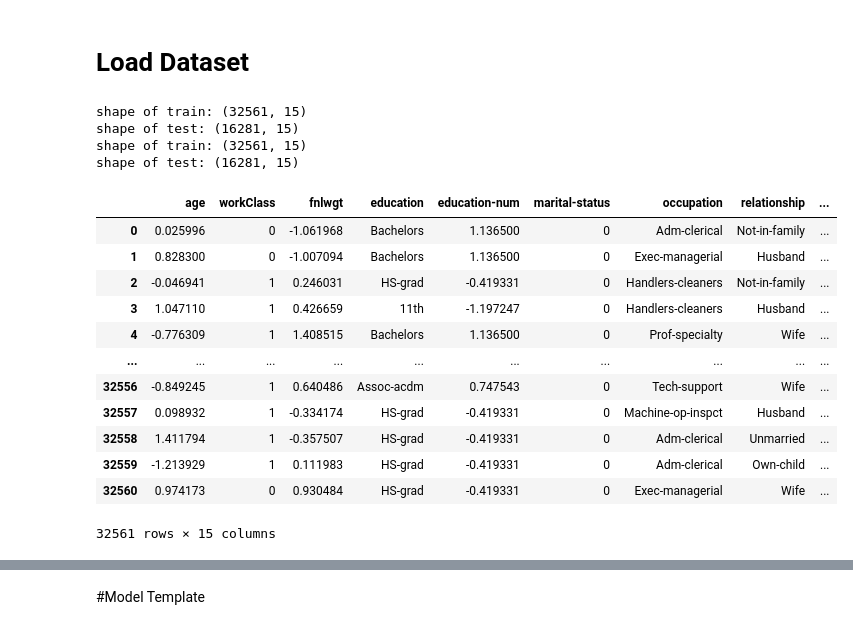
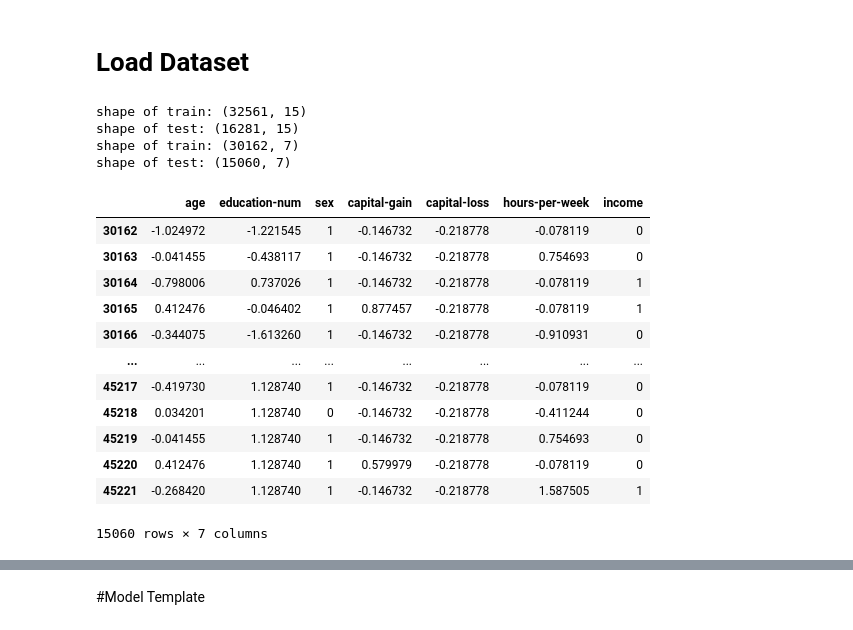
Before and after one commit to laurakn/undergrad_research_2022, a Jupyter notebook: main.ipynb, the cells around one changed output, grey strips where cells are left out. Cells and saved outputs as stored; diff of their text form; code cells hidden in the pictures.

```diff
--- a/main.ipynb
+++ b/main.ipynb
@@ -41,17 +43,27 @@ from sklearn.preprocessing import OneHotEncoder, StandardScaler
 # %%
 from pandas.core.frame import DataFrame
 def adult_feature_engineering(df:DataFrame):
+  '''
   df['native-country']=np.where(df['native-country']==' United-States',1,0)
   df['marital-status']=np.where(df['marital-status']==' Married',1,0)
   df['workClass']=np.where(df['workClass']==' Private',1,0)
   df['sex']=np.where(df['sex']==' Male',1,0)
   df['race']=np.where(df['race']==' White',1,0)
+  '''
+  df = df.drop(columns=['fnlwgt'])
+
 
   # income < 50k is 0, otherwise 1
+  df['sex']=np.where(df['sex']==' Male',1,0)
   df['income']=np.where(np.logical_or(df['income']==' <=50K', df['income']==' <=50K.'),0,1)
+  obj_col = df.select_dtypes(include=['object'])
 
   # Not sure how to encode education, relationship, and occupation using one-hot
 
+  df = df.drop(columns=obj_col.columns)
+
+  #df = pd.get_dummies(df,obj_col.columns)
+
   return df
 # %%
 def f_load_data(TRAIN_DATASET_PATH:str,
@@ -60,22 +72,24 @@ def f_load_data(TRAIN_DATASET_PATH:str,
                 column_name:list = None,
                 ):
   assert(column_name != None)
-  train_dataset = pd.read_csv(TRAIN_DATASET_PATH, index_col=False, header=None, na_values='?',
+  train_dataset = pd.read_csv(TRAIN_DATASET_PATH, index_col=False, header=None,
                               names=column_name)
 
-  test_dataset = pd.read_csv(TEST_DATASET_PATH, index_col=False, header=None, na_values='?',
+  test_dataset = pd.read_csv(TEST_DATASET_PATH, index_col=False, header=None,
                              names=column_name, skiprows=1)
-  if drop_na == True:
-    train_dataset.dropna(inplace=True)
-    test_dataset.dropna(inplace=True)
+
+
 
   print(f'shape of train: {train_dataset.shape}')
   print(f'shape of test: {test_dataset.shape}')
 
-  combined_dataset = pd.concat([train_dataset,test_dataset])
+  if drop_na == True:
+    train_dataset = train_dataset.replace({' ?': np.nan}).dropna()
+    test_dataset = test_dataset.replace({' ?': np.nan}).dropna()
 
+  # need ignore_index to recalculate new index
+  combined_dataset = pd.concat([train_dataset,test_dataset], ignore_index=True)
 
-  obj_col = combined_dataset.select_dtypes(include=['object'])
   int_col = combined_dataset.select_dtypes(include=['int64'])
   #print(int_col.columns)
 
@@ -87,48 +101,48 @@ def f_load_data(TRAIN_DATASET_PATH:str,
 
   #scalar = StandardScaler()
   #tmp = scalar.fit_transform(combined_dataset[int_col.columns])
   #combined_dataset.drop(int_col, axis=1, inplace=True)
   #combined_dataset = np.hstack((combined_dataset.values, tmp))
 
-  #combined_dataset = pd.get_dummies(combined_dataset,obj_col.columns)
+
   combined_dataset = adult_feature_engineering(combined_dataset)
 
   #display(combined_dataset)
   #combined_dataset.head()
   #combined_dataset.info()
 
   #train_dataset.info()
   #test_dataset.info()
   #train_dataset.head()
 
   #print(combined_dataset)
   #combined_dataset.head()
   index = train_dataset.shape[0]
 
   train_dataset = combined_dataset.iloc[:index,:]
   test_dataset = combined_dataset.iloc[index:,:]
   return train_dataset, test_dataset
 
 train_dataset, test_dataset = f_load_data(TRAIN_DATASET_PATH, TEST_DATASET_PATH,  True, column_name)
-train_dataset.head()
+
 print(f'shape of train: {train_dataset.shape}')
 print(f'shape of test: {test_dataset.shape}')
-display(train_dataset)
+display(test_dataset)
 # %% [output]
 shape of train: (32561, 15)
 shape of test: (16281, 15)
-shape of train: (32561, 15)
-shape of test: (16281, 15)
+shape of train: (30162, 7)
+shape of test: (15060, 7)
-|  | age | workClass | fnlwgt | education | education-num | marital-status | occupation | relationship | ... |
-| 0 | 0.025996 | 0 | -1.061968 | Bachelors | 1.136500 | 0 | Adm-clerical | Not-in-family | ... |
-| 1 | 0.828300 | 0 | -1.007094 | Bachelors | 1.136500 | 0 | Exec-managerial | Husband | ... |
-| 2 | -0.046941 | 1 | 0.246031 | HS-grad | -0.419331 | 0 | Handlers-cleaners | Not-in-family | ... |
-| 3 | 1.047110 | 1 | 0.426659 | 11th | -1.197247 | 0 | Handlers-cleaners | Husband | ... |
-| 4 | -0.776309 | 1 | 1.408515 | Bachelors | 1.136500 | 0 | Prof-specialty | Wife | ... |
-| ... | ... | ... | ... | ... | ... | ... | ... | ... | ... |
-| 32556 | -0.849245 | 1 | 0.640486 | Assoc-acdm | 0.747543 | 0 | Tech-support | Wife | ... |
-| 32557 | 0.098932 | 1 | -0.334174 | HS-grad | -0.419331 | 0 | Machine-op-inspct | Husband | ... |
-| 32558 | 1.411794 | 1 | -0.357507 | HS-grad | -0.419331 | 0 | Adm-clerical | Unmarried | ... |
-| 32559 | -1.213929 | 1 | 0.111983 | HS-grad | -0.419331 | 0 | Adm-clerical | Own-child | ... |
-| 32560 | 0.974173 | 0 | 0.930484 | HS-grad | -0.419331 | 0 | Exec-managerial | Wife | ... |
+|  | age | education-num | sex | capital-gain | capital-loss | hours-per-week | income |
+| 30162 | -1.024972 | -1.221545 | 1 | -0.146732 | -0.218778 | -0.078119 | 0 |
+| 30163 | -0.041455 | -0.438117 | 1 | -0.146732 | -0.218778 | 0.754693 | 0 |
+| 30164 | -0.798006 | 0.737026 | 1 | -0.146732 | -0.218778 | -0.078119 | 1 |
+| 30165 | 0.412476 | -0.046402 | 1 | 0.877457 | -0.218778 | -0.078119 | 1 |
+| 30166 | -0.344075 | -1.613260 | 1 | -0.146732 | -0.218778 | -0.910931 | 0 |
+| ... | ... | ... | ... | ... | ... | ... | ... |
+| 45217 | -0.419730 | 1.128740 | 1 | -0.146732 | -0.218778 | -0.078119 | 0 |
+| 45218 | 0.034201 | 1.128740 | 0 | -0.146732 | -0.218778 | -0.411244 | 0 |
+| 45219 | -0.041455 | 1.128740 | 1 | -0.146732 | -0.218778 | 0.754693 | 0 |
+| 45220 | 0.412476 | 1.128740 | 1 | 0.579979 | -0.218778 | -0.078119 | 0 |
+| 45221 | -0.268420 | 1.128740 | 1 | -0.146732 | -0.218778 | 1.587505 | 1 |
-32561 rows × 15 columns
+15060 rows × 7 columns
```
Also changed, not shown: parts of 12 cells of this notebook.
